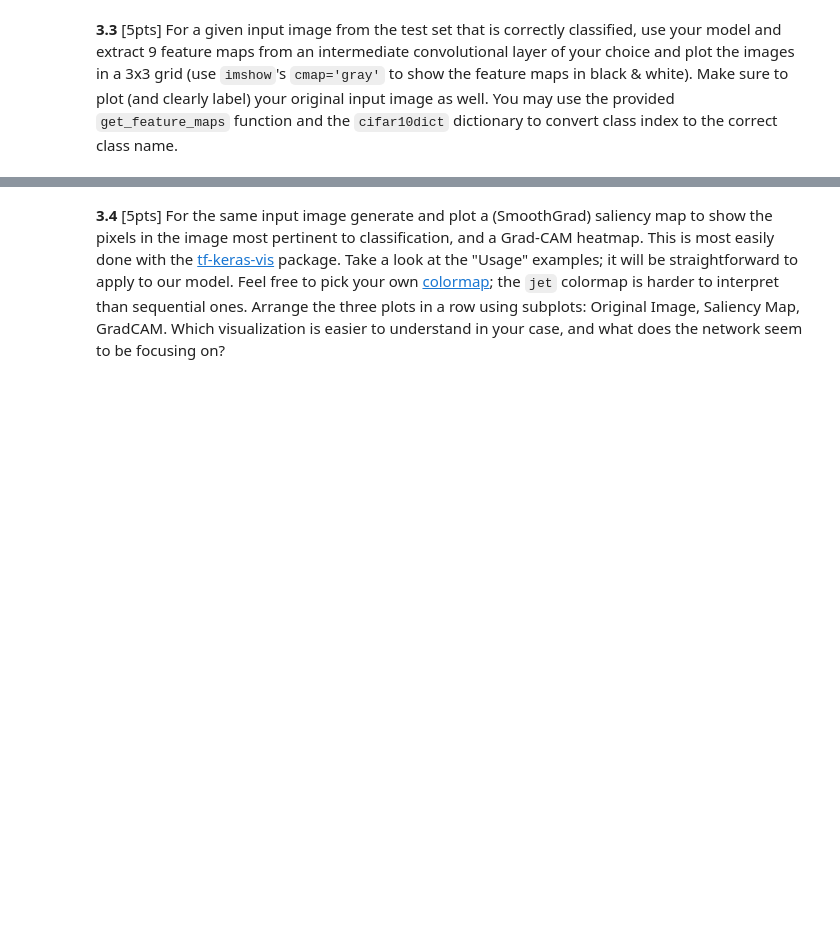
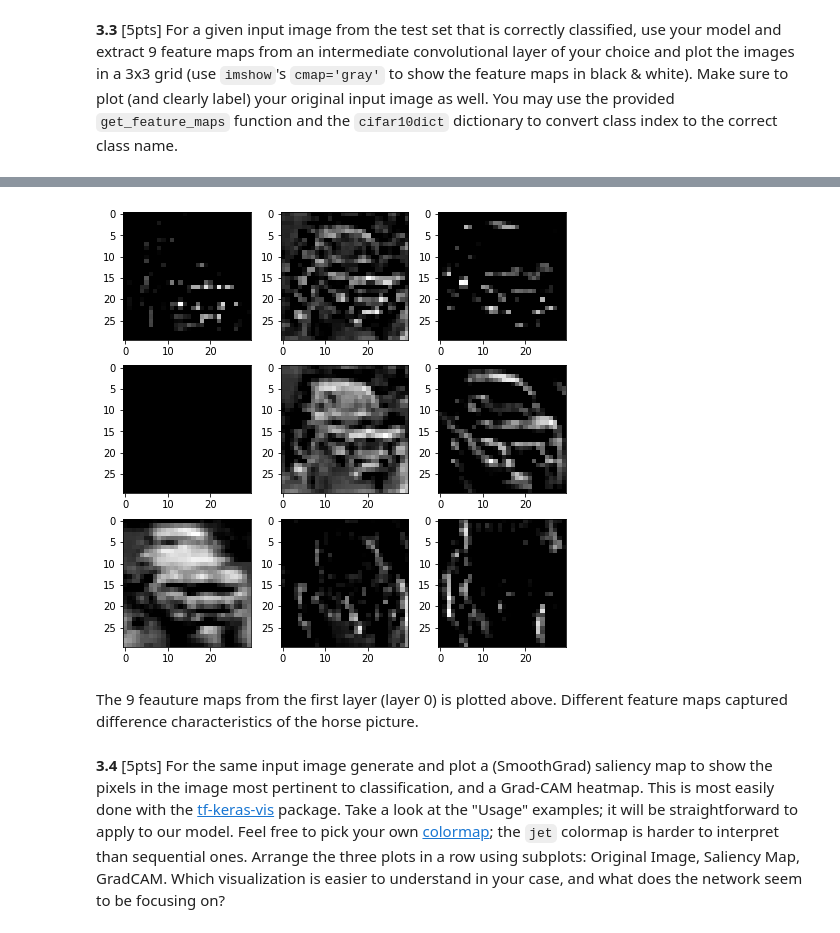
Before and after one commit to UnskilledWorker/2020-CS109B, a Jupyter notebook: content/homeworks/hw04/notebook/cs109b_hw4.ipynb, the cells around one changed output, grey strips where cells are left out. Drawn from its saved outputs; the diff is of its cells as text; code cells hidden in the pictures; blank space fills up the shorter version.

```diff
--- a/content/homeworks/hw04/notebook/cs109b_hw4.ipynb
+++ b/content/homeworks/hw04/notebook/cs109b_hw4.ipynb
@@ -872,0 +1095,13 @@ The formula indicates that the relationship between the K_i ("number of filters
+# %%
+def get_feature_maps(model, layer_id, input_image):
+    """Returns intermediate output (activation map) from passing an image to the model
+
+    Parameters:
+        model (tf.keras.Model): Model to examine
+        layer_id (int): Which layer's (from zero) output to return
+        input_image (ndarray): The input image
+    Returns:
+        maps (List[ndarray]): Feature map stack output by the specified layer
+    """
+    model_ = Model(inputs=[model.input], outputs=[model.layers[layer_id].output])
+    return model_.predict(np.expand_dims(input_image, axis=0))[0,:,:,:].transpose((2,0,1))
@@ -873,2 +1160,15 @@ The formula indicates that the relationship between the K_i ("number of filters
+# %%
+# pick the first layer
+layer_id = 0
+maps = get_feature_maps(mnist_cnn_model6, layer_id, img)
+# %%
+# Plot feature maps
+f, ax = plt.subplots(3,3, figsize=(8,8))
+for i, axis in enumerate(ax.ravel()):
+    axis.imshow(maps[i], cmap='gray')
+# %% [output]
+[figure, added]
+# %% [markdown]
+The 9 feauture maps from the first layer (layer 0) is plotted above. Different feature maps captured difference characteristics of the horse picture.
 # %% [markdown]
 **3.4** [5pts] For the same input image generate and plot a (SmoothGrad) saliency map to show the pixels in the image most pertinent to classification, and a Grad-CAM heatmap. This is most easily done with the [tf-keras-vis](https://pypi.org/project/tf-keras-vis/) package. Take a look at the "Usage" examples; it will be straightforward to apply to our model. Feel free to pick your own [colormap](https://matplotlib.org/3.1.0/tutorials/colors/colormaps.html); the `jet` colormap is harder to interpret than sequential ones. Arrange the three plots in a row using subplots: Original Image, Saliency Map, GradCAM. Which visualization is easier to understand in your case, and what does the network seem to be focusing on?
```
Also changed, not shown: parts of 75 cells of this notebook.
